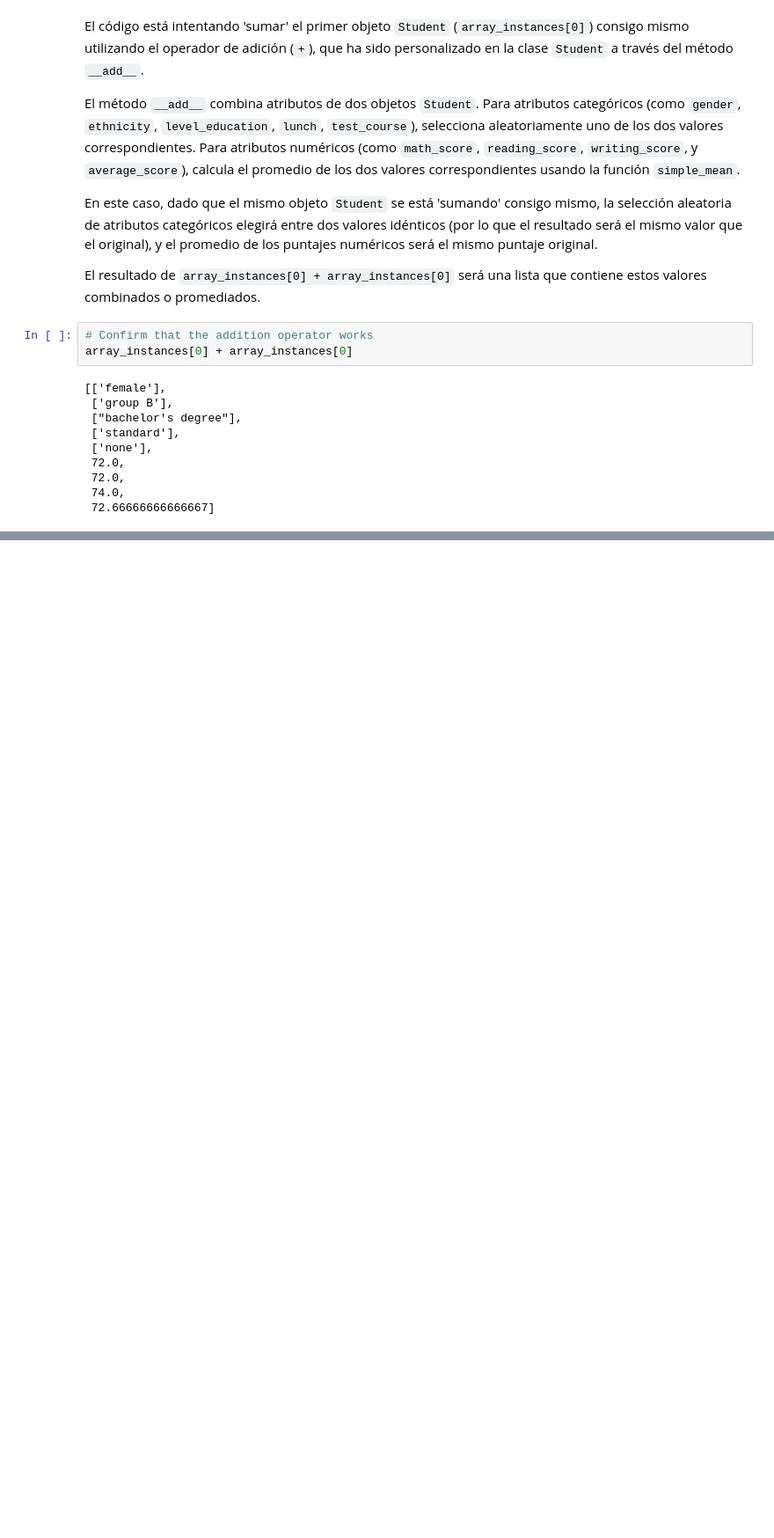
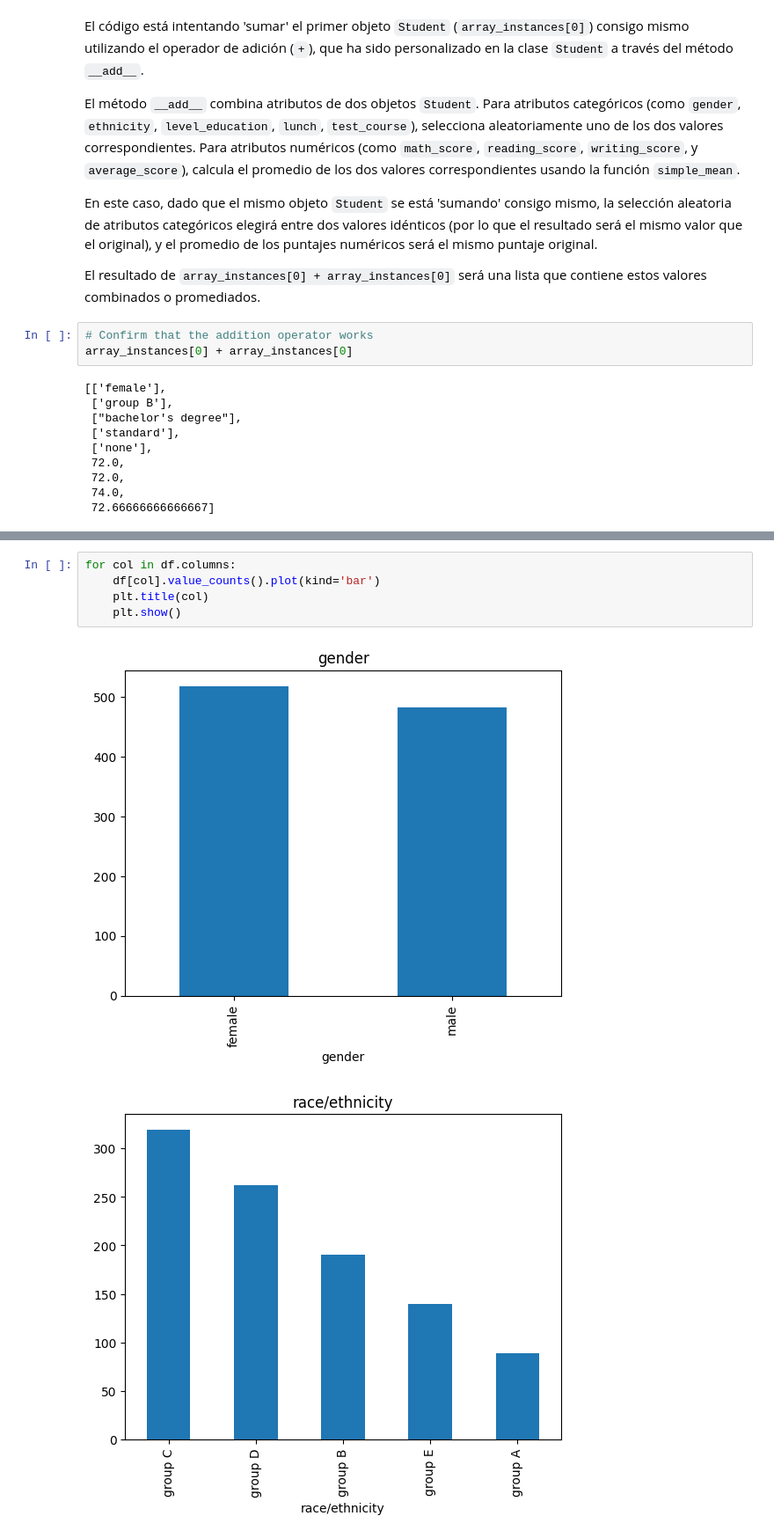
Before and after one commit to SandovalAguilar/Inteligencia-Artificial, a Jupyter notebook: limpieza-de-datos/actividad_1.ipynb, the cells around one changed output, grey strips where cells are left out. Shown: that part at 88% size. Saved outputs shown, nothing was run; the diff lists cells and outputs as text; blank space fills up the shorter version.

```diff
--- a/limpieza-de-datos/actividad_1.ipynb
+++ b/limpieza-de-datos/actividad_1.ipynb
@@ -161,0 +183,8 @@ array_instances[0] + array_instances[0]
+# %%
+for col in df.columns:
+    df[col].value_counts().plot(kind='bar')
+    plt.title(col)
+    plt.show()
+# %% [output]
+[figure, added]
+[figure, added]
```
Also changed, not shown: parts of 2 cells of this notebook, 1 other file.
